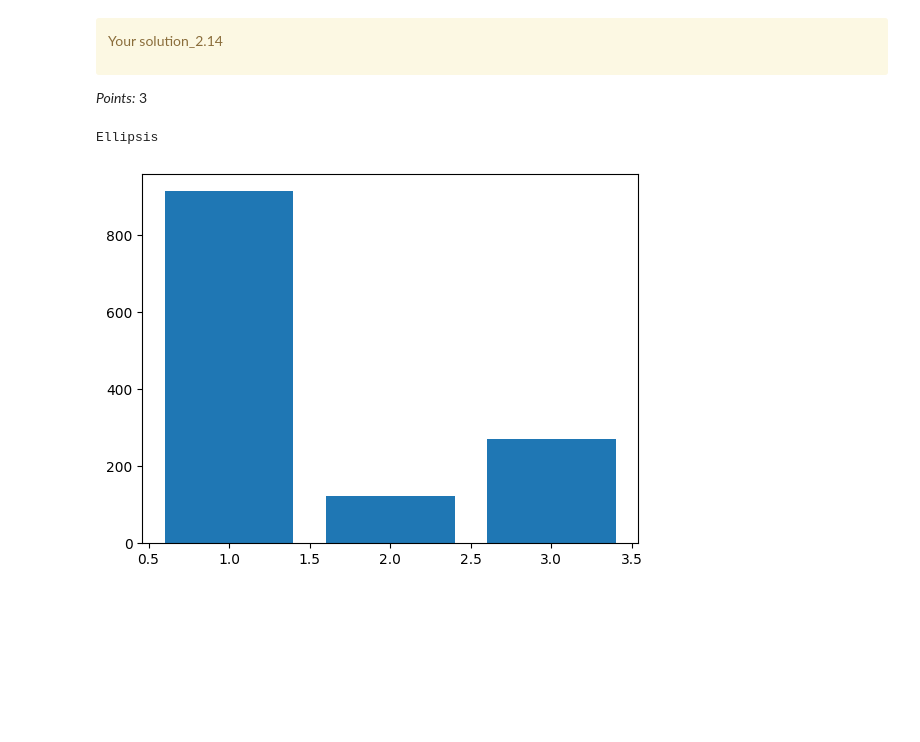
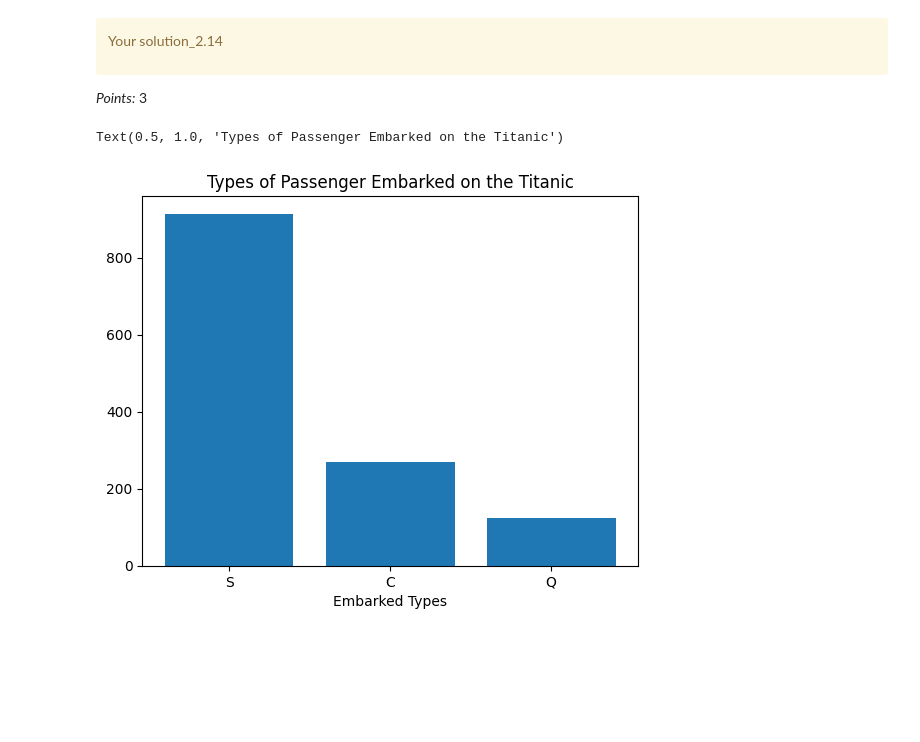
Before and after one commit to DoiBoi/cpsc330-hw1, a Jupyter notebook: hw1.ipynb, the cells around one changed output. Drawn from its saved outputs; the diff is of its cells as text; code cells hidden in the pictures; blank space fills up the shorter version.

```diff
--- a/hw1.ipynb
+++ b/hw1.ipynb
@@ -518,13 +520,22 @@ Your solution_2.14
 </div>
 
 _Points:_ 3
-# %%
-plt.bar([1,2,3],[titanic_df.query("embarked == 'S'").shape[0], titanic_df.query("embarked == 'Q'").shape[0], titanic_df.query("embarked == 'C'").shape[0]])
-
-...
-# %% [output]
-Ellipsis
-[figure, removed]
+# %%
+embark = []
+for index, row in titanic_df.iterrows():
+    if not (row['embarked'] in embark) and not pd.isnull(row['embarked']):
+        embark.append(row['embarked'])
+embark_val = []
+for index, val in enumerate(embark):
+    embark_val.append(titanic_df.loc[titanic_df['embarked'] == val].shape[0])
+
+plt.bar([1,2,3], embark_val)
+plt.xticks([1,2,3], embark)
+plt.xlabel("Embarked Types")
+plt.title("Types of Passenger Embarked on the Titanic")
+# %% [output]
+Text(0.5, 1.0, 'Types of Passenger Embarked on the Titanic')
+[figure, added]
 # %% [markdown]
 <!-- END QUESTION -->
 
```
Also changed, not shown: parts of 5 cells of this notebook.
